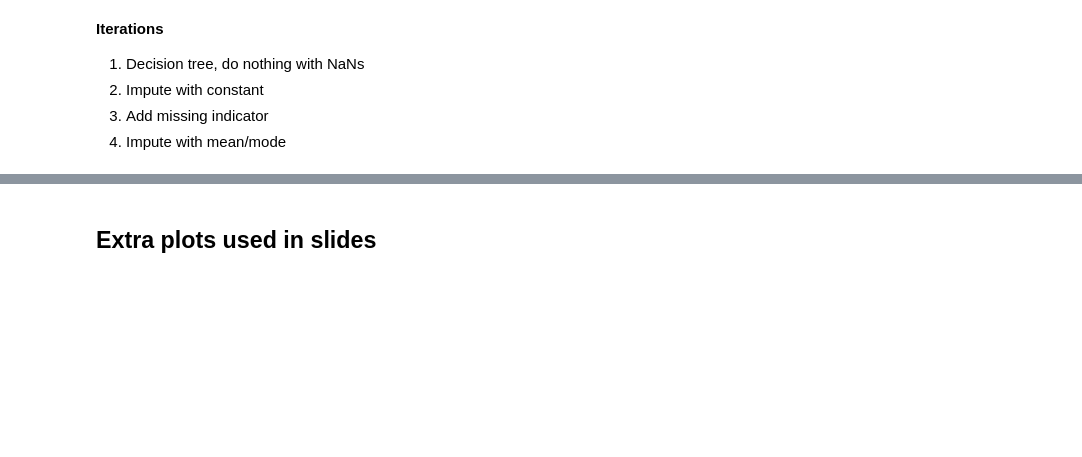
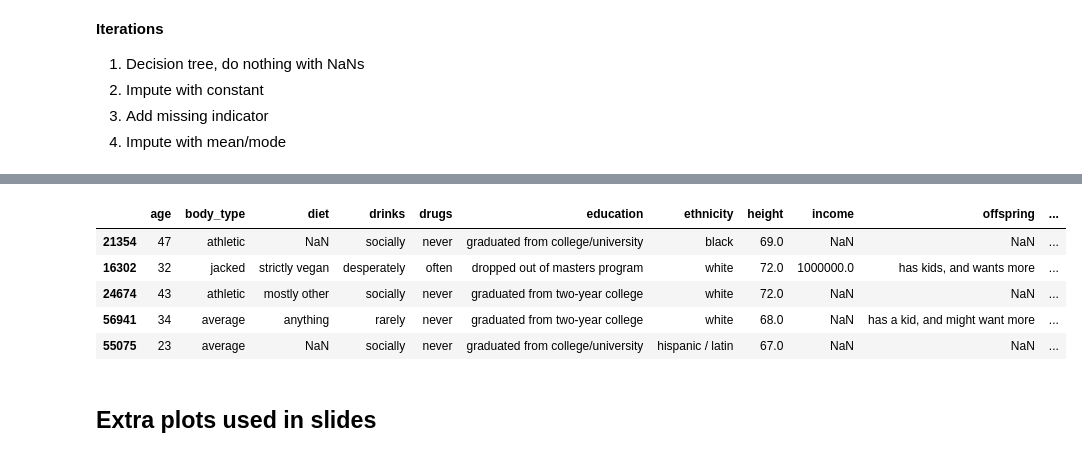
Before and after one commit to mru-data3464/f26, a Jupyter notebook: demo_code/07_missing_weird/ok_cupid_processing.ipynb, the cells around one changed output, grey strips where cells are left out. Saved outputs shown, nothing was run; the diff lists cells and outputs as text; code cells hidden in the pictures; blank space fills up the shorter version.

```diff
--- a/demo_code/07_missing_weird/ok_cupid_processing.ipynb
+++ b/demo_code/07_missing_weird/ok_cupid_processing.ipynb
@@ -149,17 +259,19 @@ nom_cats = ["drinks", "education", "sex", "pets", "religion", "offspring"]
 # Build the preprocessing pipeline
 
 numeric_pipeline = make_pipeline(
-    # SimpleImputer(strategy="constant", fill_value=0),
+    # SimpleImputer(strategy="constant", fill_value=0, add_indicator=True),
+    SimpleImputer(strategy="median", add_indicator=True),
     PowerTransformer(method="yeo-johnson"),
 )
 
 cat_pipeline = make_pipeline(
-    # SimpleImputer(strategy="constant", fill_value="unknown"),
+    # SimpleImputer(strategy="constant", fill_value="unknown", add_indicator=True),
+    SimpleImputer(strategy="most_frequent", add_indicator=True),
     OneHotEncoder(handle_unknown="ignore", sparse_output=False)
 )
 
 drink_pipeline = make_pipeline(
-    # SimpleImputer(strategy="most_frequent"),
+    SimpleImputer(strategy="most_frequent"),
     drink_enc
 )
 
@@ -195,3 +315,14 @@ plt.show()
+# %%
+y_hat = pipeline.predict(train)
+wrong = y_hat != train["stem_job"]
+train[wrong].head()
+# %% [output]
+|  | age | body_type | diet | drinks | drugs | education | ethnicity | height | income | offspring | ... |
+| 21354 | 47 | athletic | NaN | socially | never | graduated from college/university | black | 69.0 | NaN | NaN | ... |
+| 16302 | 32 | jacked | strictly vegan | desperately | often | dropped out of masters program | white | 72.0 | 1000000.0 | has kids, and wants more | ... |
+| 24674 | 43 | athletic | mostly other | socially | never | graduated from two-year college | white | 72.0 | NaN | NaN | ... |
+| 56941 | 34 | average | anything | rarely | never | graduated from two-year college | white | 68.0 | NaN | has a kid, and might want more | ... |
+| 55075 | 23 | average | NaN | socially | never | graduated from college/university | hispanic / latin | 67.0 | NaN | NaN | ... |
 # %% [markdown]
 ## Extra plots used in slides
 # %%
```
Also changed, not shown: parts of 14 cells of this notebook.
